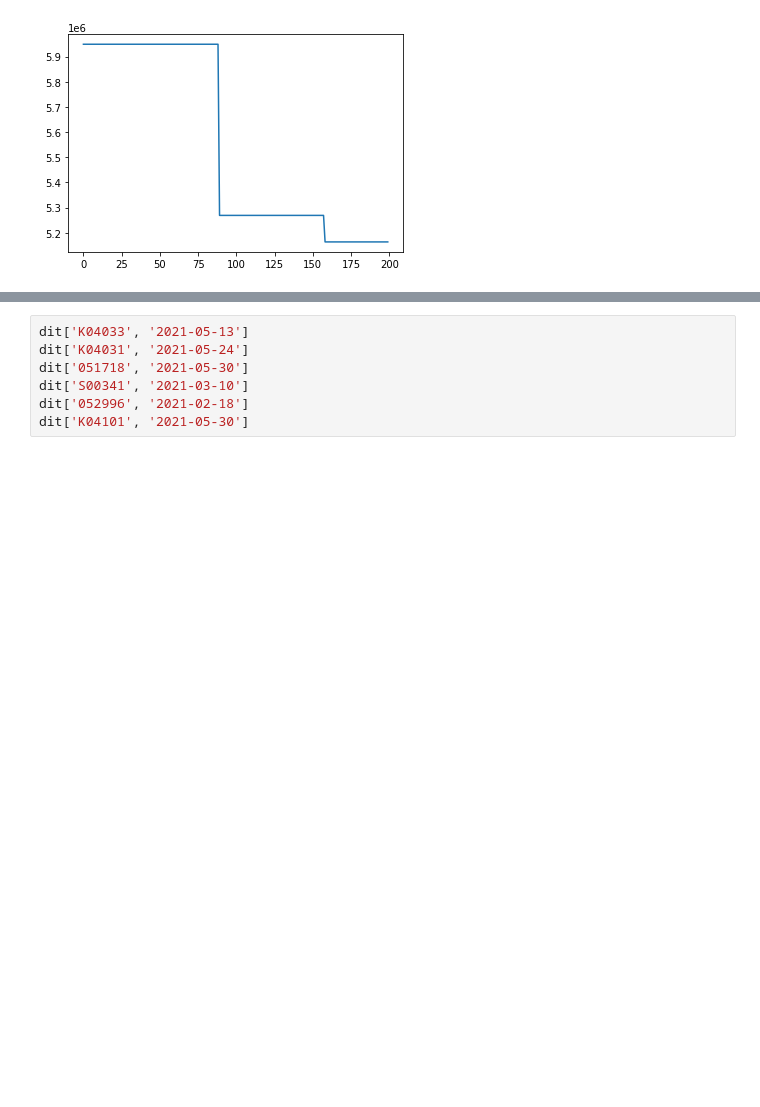
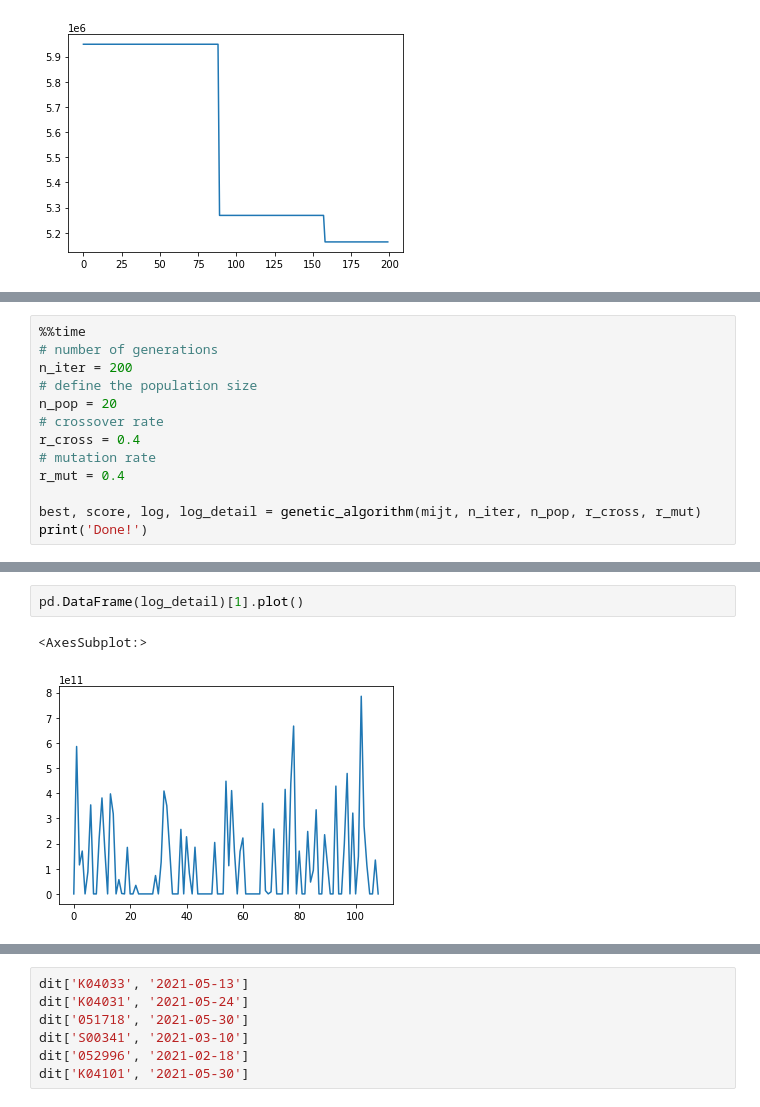
Before and after one commit to sugyeong-jo/ProjectLab, a Jupyter notebook: workspac_notebook_20211026.ipynb, the cells around one changed output, grey strips where cells are left out. Cells and saved outputs as stored; diff of their text form; blank space fills up the shorter version.

```diff
--- a/workspac_notebook_20211026.ipynb
+++ b/workspac_notebook_20211026.ipynb
@@ -1064,0 +1096,13 @@ pd.DataFrame(log)[1].plot()
+# %%
+%%time
+# number of generations
+n_iter = 200
+# define the population size
+n_pop = 20
+# crossover rate
+r_cross = 0.4
+# mutation rate
+r_mut = 0.4
+
+best, score, log, log_detail = genetic_algorithm(mijt, n_iter, n_pop, r_cross, r_mut)
+print('Done!')
@@ -1064,0 +1119,5 @@ pd.DataFrame(log)[1].plot()
+# %%
+pd.DataFrame(log_detail)[1].plot()
+# %% [output]
+<AxesSubplot:>
+[figure, added]
```
Also changed, not shown: parts of 8 cells of this notebook.
